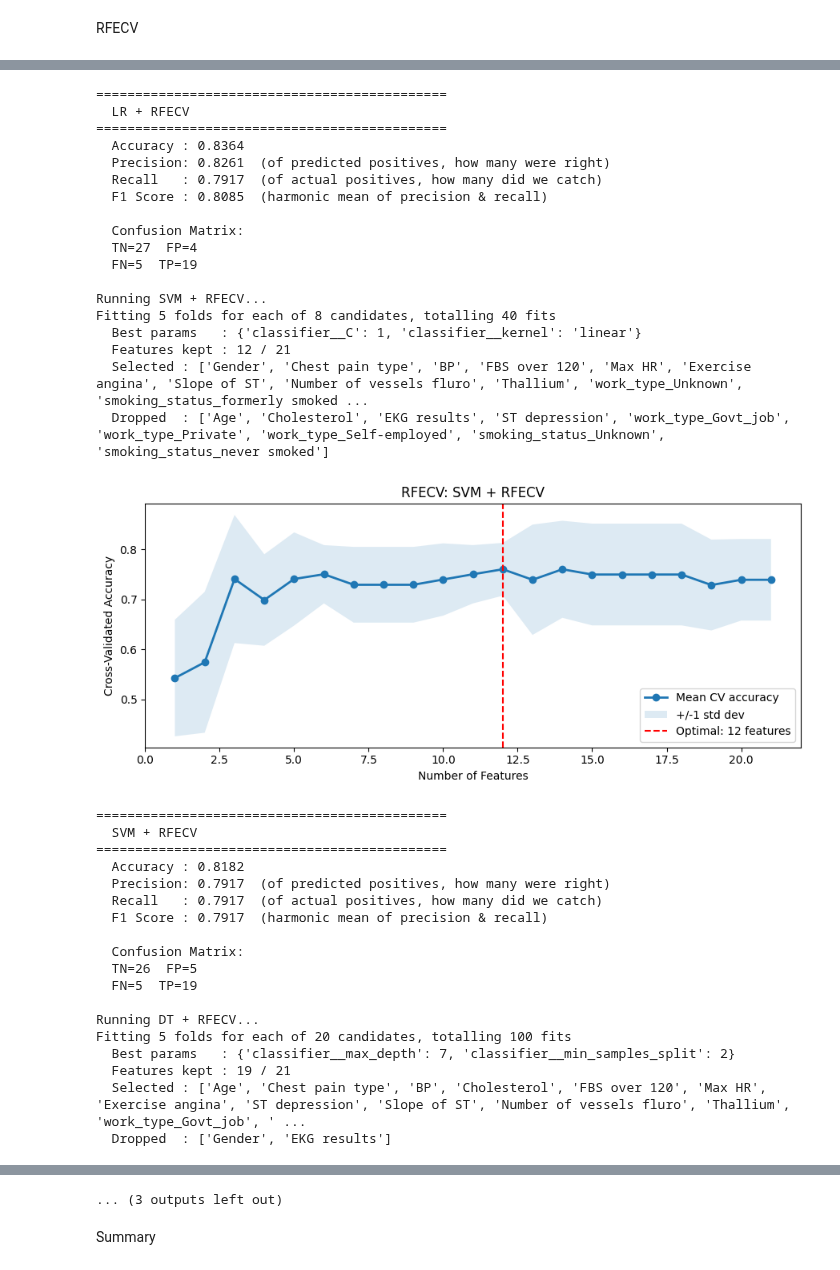
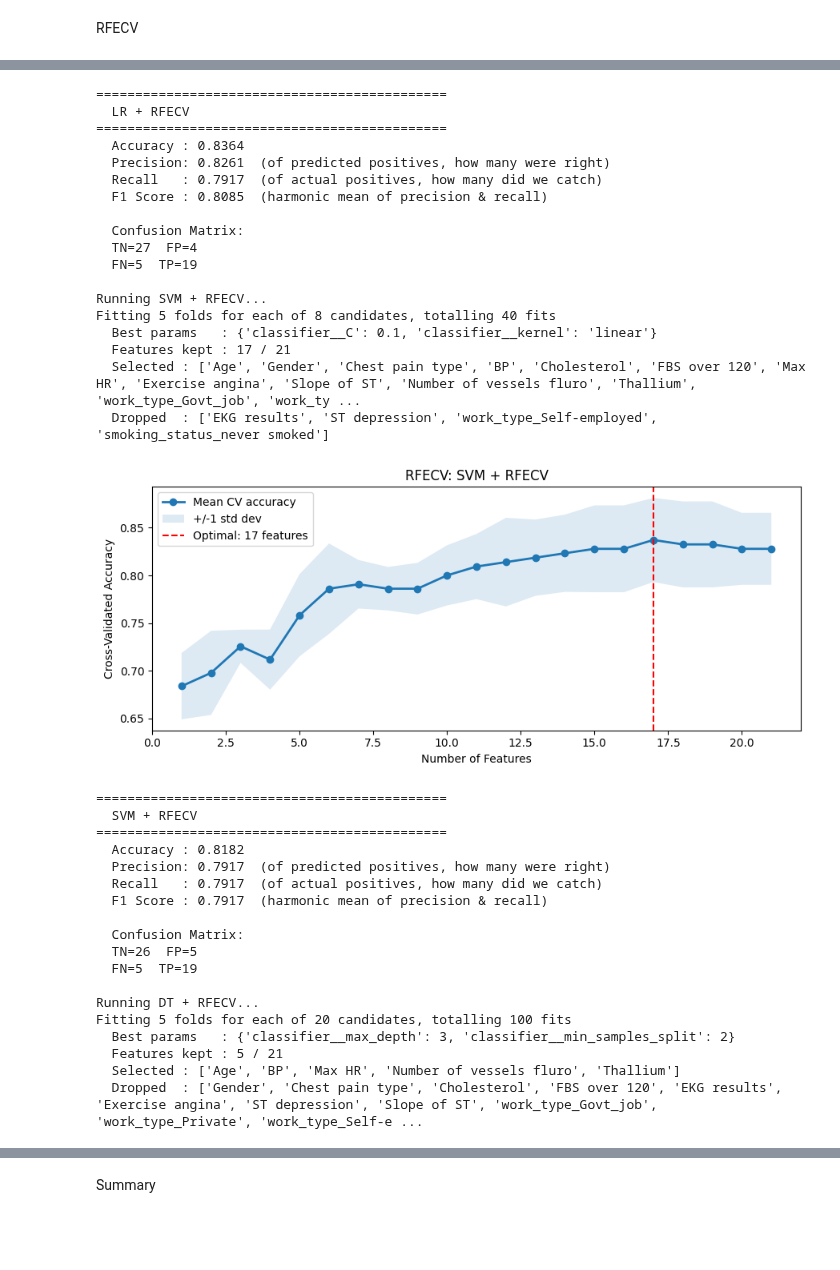
Before and after one commit to Gozeif/Heart-Disease-Prediction, a Jupyter notebook: JustKillMe.ipynb, the cells around one changed output, grey strips where cells are left out. Saved outputs shown, nothing was run; the diff lists cells and outputs as text; code cells hidden in the pictures; blank space fills up the shorter version.

Commit message:
changed the scoring metric to be accuracy instead of recall

```diff
--- a/JustKillMe.ipynb
+++ b/JustKillMe.ipynb
@@ -218,7 +218,7 @@ dt = GridSearchCV(
     DecisionTreeClassifier(random_state=42),
     dt_params,
     cv=5,
-    scoring='recall',
+    scoring='accuracy',
     n_jobs=-1
 )
 dt.fit(X_train, y_train)
@@ -296,7 +296,7 @@ rf = GridSearchCV(
     RandomForestClassifier(random_state=42),
     rf_params,
     cv=5,
-    scoring='recall',
+    scoring='accuracy',
     n_jobs=-1
 )
 rf.fit(X_train, y_train)
@@ -361,7 +361,7 @@ xgb = GridSearchCV(
     XGBClassifier(random_state=42, eval_metric='logloss'),
     xgb_params,
     cv=5,
-    scoring='recall',
+    scoring='accuracy',
     n_jobs=-1
 )
 xgb.fit(X_train, y_train)
@@ -449,7 +449,7 @@ knn = GridSearchCV(
     KNeighborsClassifier(),
     knn_params,
     cv=5,
-    scoring='recall',
+    scoring='accuracy',
     n_jobs=-1
 )
 knn.fit(X_train, y_train)
@@ -521,7 +521,7 @@ pipeline_configs = [
         "LR + RFECV",
         Pipeline([
             ("selector",   RFECV(estimator=LogisticRegression(max_iter=1000, random_state=42),
-                                 step=1, cv=cv_strategy, scoring='recall',
+                                 step=1, cv=cv_strategy, scoring='accuracy',
                                  min_features_to_select=1, n_jobs=-1)),
             ("classifier", LogisticRegression(max_iter=1000, random_state=42))
         ]),
@@ -534,7 +534,7 @@ pipeline_configs = [
         "SVM + RFECV",
         Pipeline([
             ("selector",   RFECV(estimator=SVC(kernel='linear', probability=True, random_state=42),
-                                 step=1, cv=cv_strategy, scoring='recall',
+                                 step=1, cv=cv_strategy, scoring='accuracy',
                                  min_features_to_select=1, n_jobs=-1)),
             ("classifier", SVC(probability=True, random_state=42))
         ]),
@@ -547,7 +547,7 @@ pipeline_configs = [
         "DT + RFECV",
         Pipeline([
             ("selector",   RFECV(estimator=DecisionTreeClassifier(random_state=42),
-                                 step=1, cv=cv_strategy, scoring='recall',
+                                 step=1, cv=cv_strategy, scoring='accuracy',
                                  min_features_to_select=1, n_jobs=-1)),
             ("classifier", DecisionTreeClassifier(random_state=42))
         ]),
@@ -564,7 +564,7 @@ pipeline_configs = [
                                 # RF as the scout -- stable importances from
                                 # averaging across many trees, much more reliable
                                 # than a single DT for ranking decisions
-                step=1, cv=cv_strategy, scoring='recall',
+                step=1, cv=cv_strategy, scoring='accuracy',
                 min_features_to_select=1, n_jobs=-1
             )),
             ("classifier", DecisionTreeClassifier(random_state=42))
@@ -581,7 +581,7 @@ pipeline_configs = [
         "RF + RFECV",
         Pipeline([
             ("selector",   RFECV(estimator=RandomForestClassifier(random_state=42),
-                                 step=1, cv=cv_strategy, scoring='recall',
+                                 step=1, cv=cv_strategy, scoring='accuracy',
                                  min_features_to_select=1, n_jobs=-1)),
             ("classifier", RandomForestClassifier(random_state=42))
         ]),
@@ -594,7 +594,7 @@ pipeline_configs = [
         "XGB + RFECV",
         Pipeline([
             ("selector",   RFECV(estimator=XGBClassifier(random_state=42, eval_metric='logloss'),
-                                 step=1, cv=cv_strategy, scoring='recall',
+                                 step=1, cv=cv_strategy, scoring='accuracy',
                                  min_features_to_select=1, n_jobs=-1)),
             ("classifier", XGBClassifier(random_state=42, eval_metric='logloss'))
         ]),
@@ -609,7 +609,7 @@ pipeline_configs = [
         Pipeline([
             ("selector",   RFECV(
                 estimator=RandomForestClassifier(random_state=42),
-                step=1, cv=cv_strategy, scoring='recall',
+                step=1, cv=cv_strategy, scoring='accuracy',
                 min_features_to_select=1, n_jobs=-1
             )),
             ("classifier", KNeighborsClassifier())
@@ -625,7 +625,7 @@ for name, pipeline, param_grid in pipeline_configs:
     print(f"\nRunning {name}...")
 
     gs = GridSearchCV(pipeline, param_grid, cv=cv_strategy,
-                      scoring='recall', n_jobs=-1, verbose=1)
+                      scoring='accuracy', n_jobs=-1, verbose=1)
     gs.fit(X_train, y_train)
 
     best_pipe = gs.best_estimator_
@@ -671,22 +671,22 @@ Fitting 5 folds for each of 10 candidates, totalling 50 fits
 =============================================
   LR + RFECV
 =============================================
   Accuracy : 0.8364
   Precision: 0.8261  (of predicted positives, how many were right)
   Recall   : 0.7917  (of actual positives, how many did we catch)
   F1 Score : 0.8085  (harmonic mean of precision & recall)
 
   Confusion Matrix:
   TN=27  FP=4
   FN=5  TP=19
 
 Running SVM + RFECV...
 Fitting 5 folds for each of 8 candidates, totalling 40 fits
-  Best params   : {'classifier__C': 1, 'classifier__kernel': 'linear'}
-  Features kept : 12 / 21
-  Selected : ['Gender', 'Chest pain type', 'BP', 'FBS over 120', 'Max HR', 'Exercise angina', 'Slope of ST', 'Number of vessels fluro', 'Thallium', 'work_type_Unknown', 'smoking_status_formerly smoked ...
-  Dropped  : ['Age', 'Cholesterol', 'EKG results', 'ST depression', 'work_type_Govt_job', 'work_type_Private', 'work_type_Self-employed', 'smoking_status_Unknown', 'smoking_status_never smoked']
+  Best params   : {'classifier__C': 0.1, 'classifier__kernel': 'linear'}
+  Features kept : 17 / 21
+  Selected : ['Age', 'Gender', 'Chest pain type', 'BP', 'Cholesterol', 'FBS over 120', 'Max HR', 'Exercise angina', 'Slope of ST', 'Number of vessels fluro', 'Thallium', 'work_type_Govt_job', 'work_ty ...
+  Dropped  : ['EKG results', 'ST depression', 'work_type_Self-employed', 'smoking_status_never smoked']
-[figure, old version]
+[figure, new version]
 =============================================
   SVM + RFECV
 =============================================
@@ -701,7 +701,7 @@ Fitting 5 folds for each of 8 candidates, totalling 40 fits
 
 Running DT + RFECV...
 Fitting 5 folds for each of 20 candidates, totalling 100 fits
-  Best params   : {'classifier__max_depth': 7, 'classifier__min_samples_split': 2}
-  Features kept : 19 / 21
-  Selected : ['Age', 'Chest pain type', 'BP', 'Cholesterol', 'FBS over 120', 'Max HR', 'Exercise angina', 'ST depression', 'Slope of ST', 'Number of vessels fluro', 'Thallium', 'work_type_Govt_job', ' ...
-  Dropped  : ['Gender', 'EKG results']
+  Best params   : {'classifier__max_depth': 3, 'classifier__min_samples_split': 2}
+  Features kept : 5 / 21
+  Selected : ['Age', 'BP', 'Max HR', 'Number of vessels fluro', 'Thallium']
+  Dropped  : ['Gender', 'Chest pain type', 'Cholesterol', 'FBS over 120', 'EKG results', 'Exercise angina', 'ST depression', 'Slope of ST', 'work_type_Govt_job', 'work_type_Private', 'work_type_Self-e ...
@@ -766,4 +723,3 @@ Fitting 5 folds for each of 45 candidates, totalling 225 fits
-... (3 outputs left out)
 # %% [markdown]
 Summary
 # %%
```
Also changed, not shown: parts of 10 cells of this notebook.
